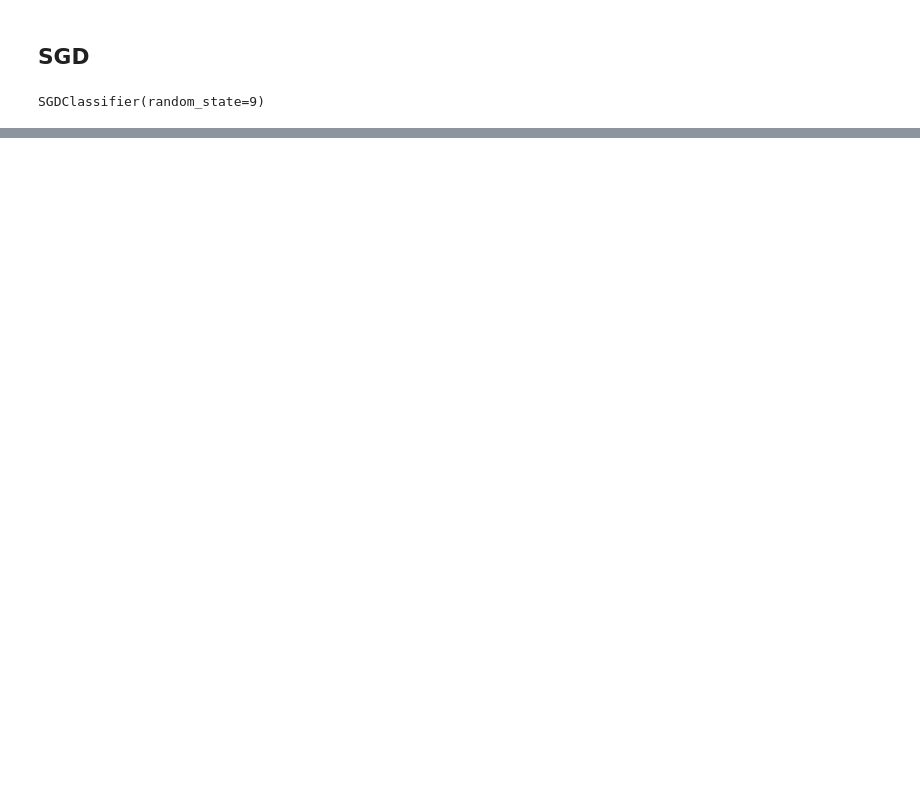
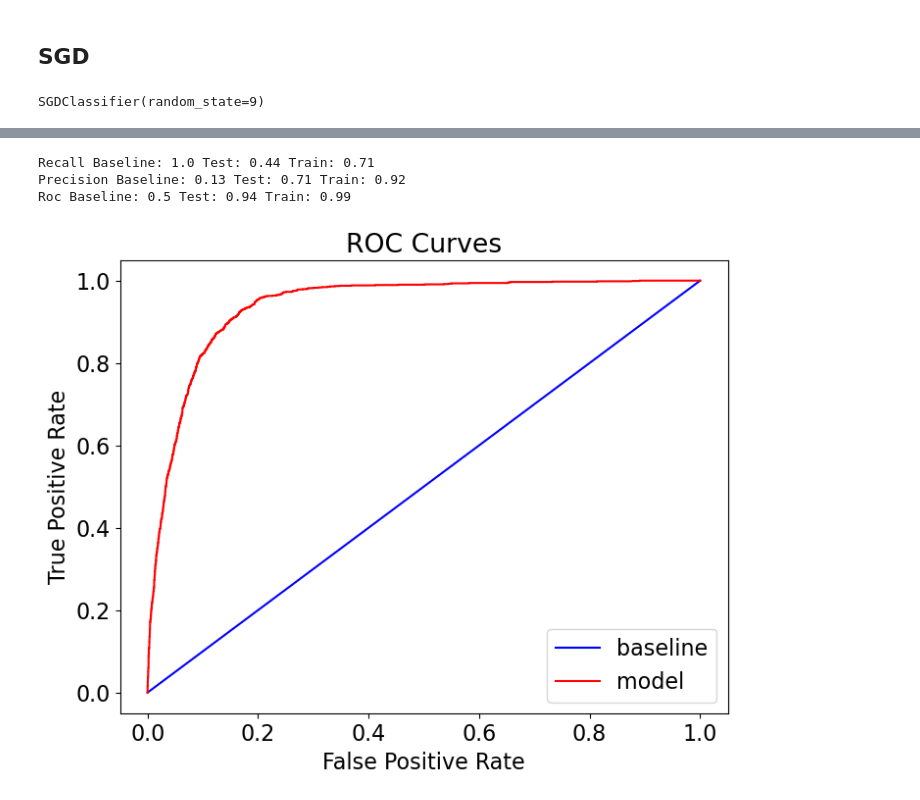
Before and after one commit to SmitMewada/Bank_Marketing_Project, a Jupyter notebook: BankMarketing.ipynb, the cells around one changed output, grey strips where cells are left out. Saved outputs shown, nothing was run; the diff lists cells and outputs as text; code cells hidden in the pictures; blank space fills up the shorter version.

```diff
--- a/BankMarketing.ipynb
+++ b/BankMarketing.ipynb
@@ -180,0 +221,3 @@ best_model = grid_search.best_estimator_
+# %%
+best_params = grid_search.best_params_
+best_rf_model = grid_search.best_estimator_
@@ -180,0 +339,7 @@ best_model = grid_search.best_estimator_
+# %%
+evaluate_model(rf_grid_search_predictions, rf_grid_search_probs, train_rf_grid_search_predictions, train_rf_grid_search_probs)
+# %% [output]
+Recall Baseline: 1.0 Test: 0.44 Train: 0.71
+Precision Baseline: 0.13 Test: 0.71 Train: 0.92
+Roc Baseline: 0.5 Test: 0.94 Train: 0.99
+[figure, added]
```
Also changed, not shown: parts of 26 cells of this notebook, 1 other file.
